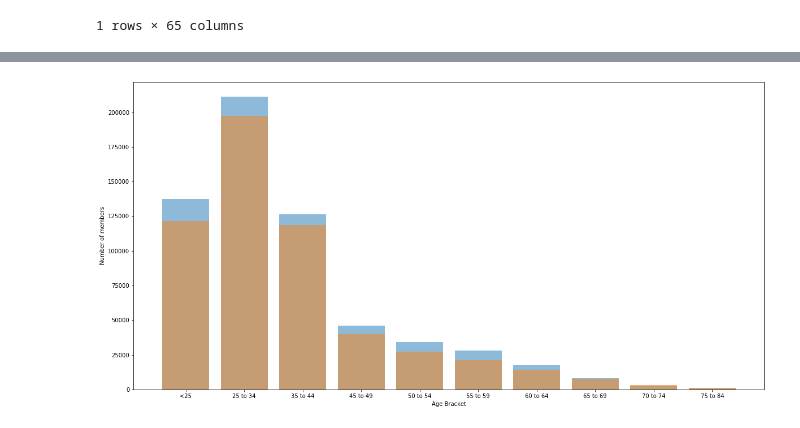
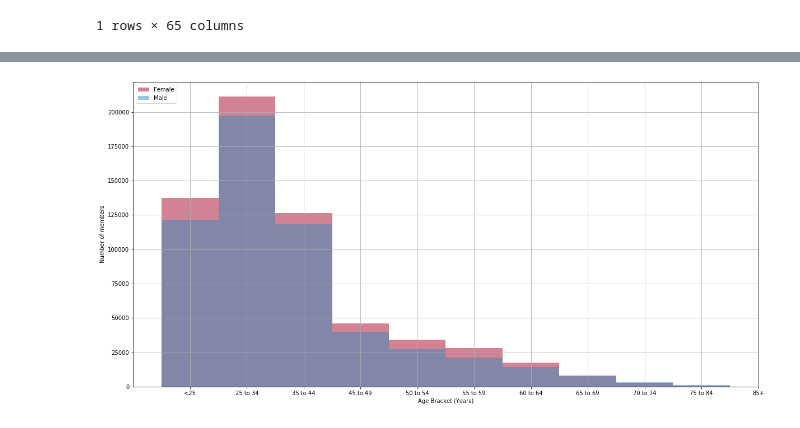
Before and after one commit to CGCooke/Blog, a Jupyter notebook: _notebooks/22-3-2020-Super-Fun-With-Bayesian-Magic.ipynb, the cells around one changed output, grey strips where cells are left out. Drawn from its saved outputs; the diff is of its cells as text; code cells hidden in the pictures.

Commit message:
Added in a cumulative histogram

```diff
--- a/_notebooks/22-3-2020-Super-Fun-With-Bayesian-Magic.ipynb
+++ b/_notebooks/22-3-2020-Super-Fun-With-Bayesian-Magic.ipynb
@@ -99,23 +99,29 @@ age_brackets = ['<25','25 to 34', '35 to 44', '45 to 49', '50 to 54', '55 to 59'
        '65 to 69', '70 to 74', '75 to 84', '85+']
 
 members_f = hostplus_row[['<25','25 to 34', '35 to 44', '45 to 49', '50 to 54', '55 to 59', '60 to 64',
-       '65 to 69', '70 to 74', '75 to 84', '85+']]
+       '65 to 69', '70 to 74', '75 to 84', '85+']].values.ravel()
 
 members_m = hostplus_row[['<25.2', '25 to 34.2', '35 to 44.2','45 to 49.2', '50 to 54.2', '55 to 59.2',
-                          '60 to 64.2', '65 to 69.2','70 to 74.2', '75 to 84.2', '85+.2']]
+                          '60 to 64.2', '65 to 69.2','70 to 74.2', '75 to 84.2', '85+.2']].values.ravel()
 # %%
 import numpy as np
 import matplotlib.pyplot as plt
+
+
+
+
 plt.rcParams['figure.figsize'] = [20, 10]
 
 
-plt.bar(age_brackets,members_f.values.ravel(),label='Female',alpha=0.5)
-plt.bar(age_brackets,members_m.values.ravel(),label='Male',alpha=0.5)
+plt.bar(age_brackets,members_f,label='Female',alpha=0.5,width=1,color='#A60628')
+plt.bar(age_brackets,members_m,label='Male',alpha=0.5,width=1,color='#348ABD')
 
 
-
+plt.grid()
+plt.legend()
+plt.title('Histogram of HOS')
 plt.ylabel('Number of members')
 plt.xlabel('Age Bracket (Years)')
 plt.show()
 # %% [output]
-[figure, old version]
+[figure, new version]
```
Also changed, not shown: parts of 1 cell of this notebook, 1 other file.
